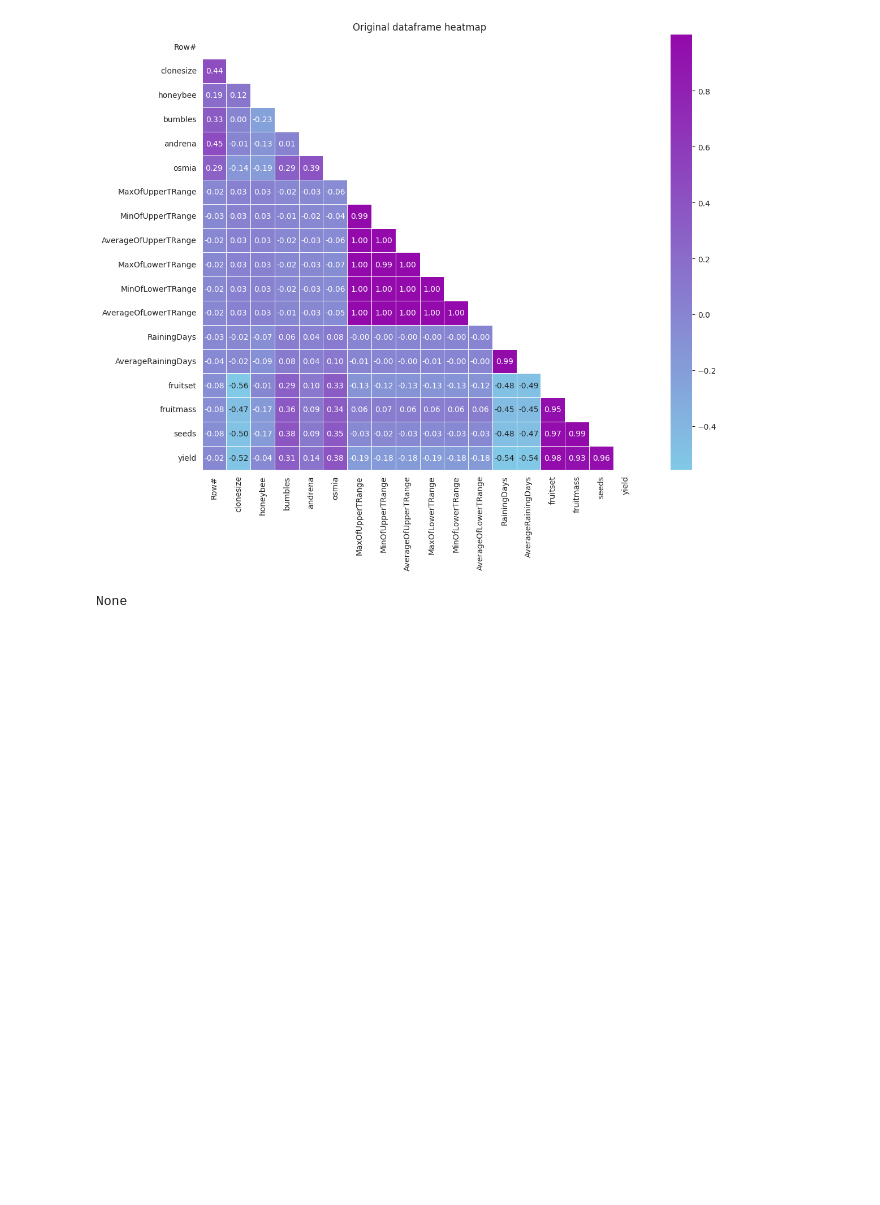
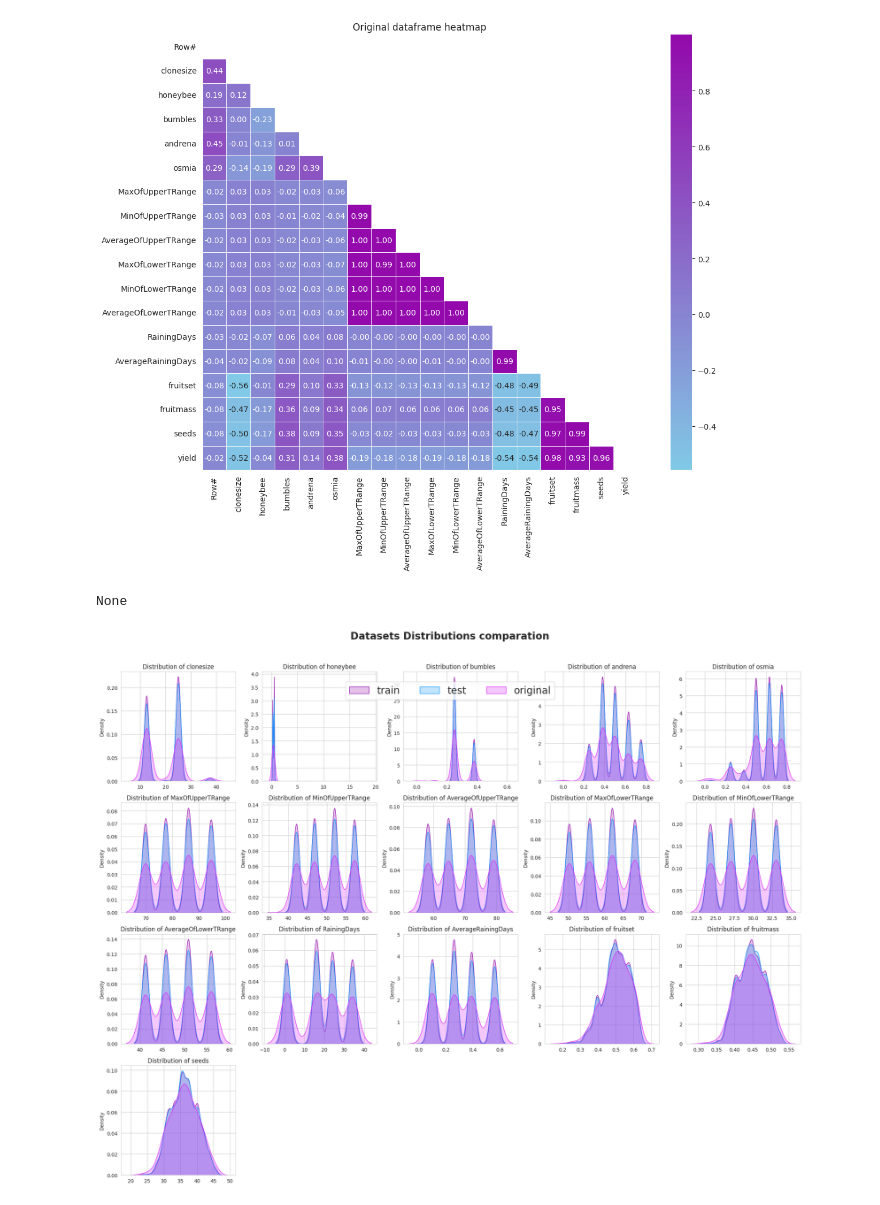
Before and after one commit to fxop0218/PlayGround-Kaggle-Series3, a Jupyter notebook: ps-s3-e14-eda-model-en-es.ipynb, the cells around one changed output. Cells and saved outputs as stored; diff of their text form; code cells hidden in the pictures; blank space fills up the shorter version.

```diff
--- a/ps-s3-e14-eda-model-en-es.ipynb
+++ b/ps-s3-e14-eda-model-en-es.ipynb
@@ -365,3 +381,46 @@ None
 None
 [figure]
 None
+# %%
+columns = test_df.columns
+n_cols = 5
+n_rows = math.ceil(len(columns)/n_cols)
+fig, ax = plt.subplots(n_rows, n_cols, figsize=(20, n_rows*4))
+ax = ax.flatten()
+
+for i, column in enumerate(columns):
+    plot_axes = [ax[i]]
+
+    sns.kdeplot(
+        train_df[column], label="Train PS dataframe",
+        ax=ax[i], color=PALETTE_7_C[0], fill = True
+    )
+
+    sns.kdeplot(
+        test_df[column], label="Test PS datafraem",
+        ax=ax[i], color=PALETTE_7_C[1], fill = True
+    )
+
+    sns.kdeplot(
+        original_df[column], label="Original train dataframe",
+        ax=ax[i], color=PALETTE_7_C[2], fill = True
+    )
+
+    # titles
+    ax[i].set_title(f"Distribution of {column}");
+    ax[i].set_xlabel(None)
+
+    plot_axes = [ax[i]]
+    handles = []
+    for plot_ax in plot_axes:
+        handles += plot_ax.get_legend_handles_labels()[0]
+        plot_ax.legend().remove()
+
+for i in range(i+1, len(ax)):
+    ax[i].axis("off")
+
+fig.suptitle(f"Datasets Distributions comparation\n\n", fontsize=20, ha="center", fontweight="bold")
+fig.legend(handles, labels, loc="upper center", bbox_to_anchor=(0.5, 0.9), fontsize=20, ncol=4)
+plt.tight_layout()
+# %% [output]
+[figure, added]
```
Also changed, not shown: parts of 10 cells of this notebook.
